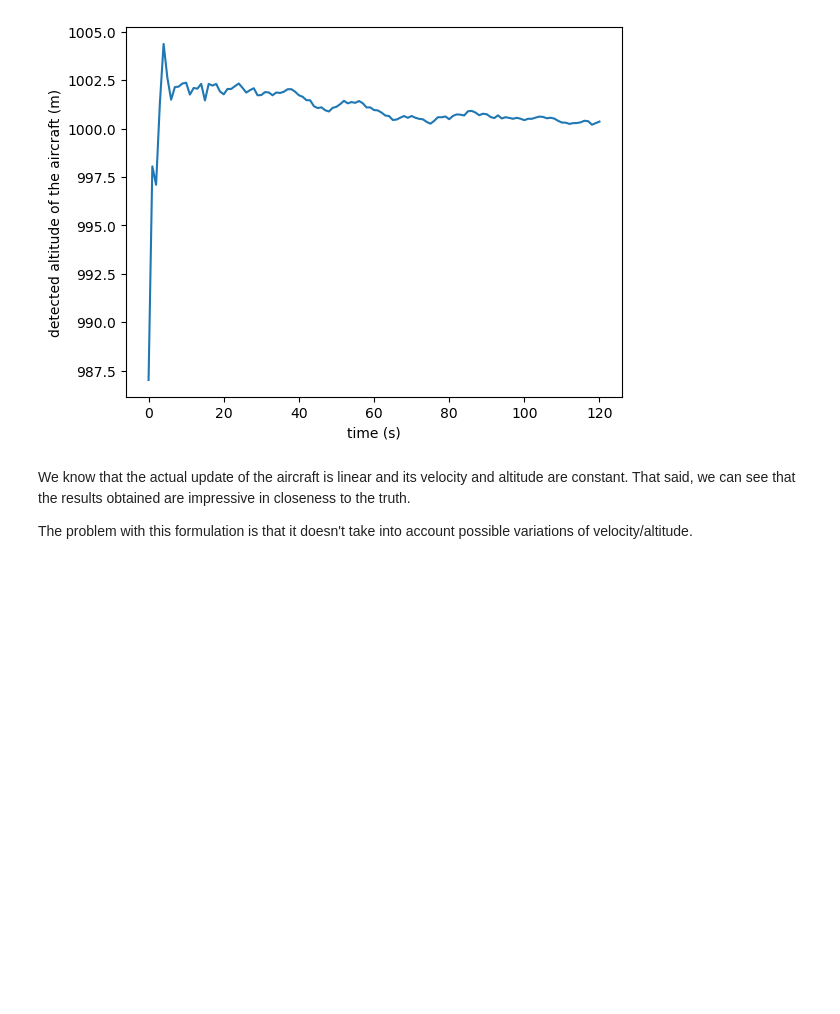
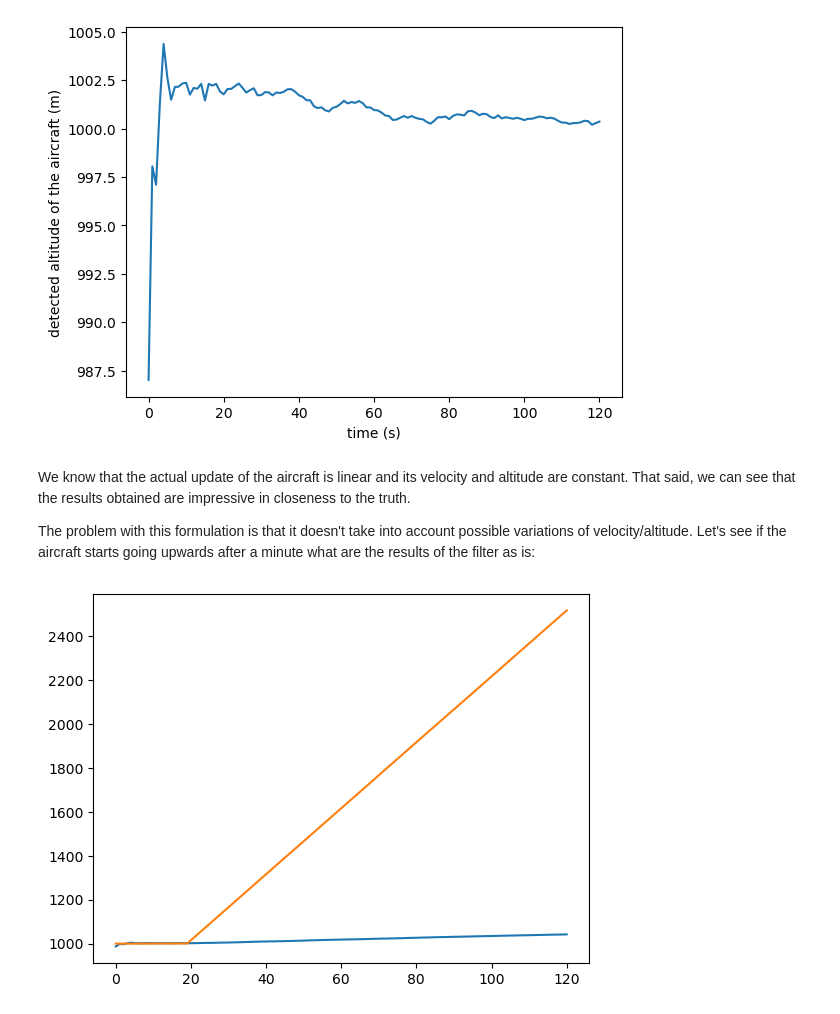
Before and after one commit to giuliaprosio/unscented-kalman-filters, a Jupyter notebook: UKF.ipynb, the cells around one changed output. Cells and saved outputs as stored; diff of their text form; code cells hidden in the pictures; blank space fills up the shorter version.

```diff
--- a/UKF.ipynb
+++ b/UKF.ipynb
@@ -691,3 +691,30 @@ We know that the actual update of the aircraft is linear and its velocity and al
 That said, we can see that the results obtained are impressive in closeness to the truth.
 
 The problem with this formulation is that it doesn't take into account possible variations of velocity/altitude.
+Let's see if the aircraft starts going upwards after a minute what are the results of the filter as is:
+# %%
+kf.x = np.array([0., 90., 1100.])
+kf.P = np.diag([300**2, 30**2, 150**2])
+ac = ACSim(ac_pos, (100, 0), 0.02)
+
+np.random.seed(200)
+time = np.arange(0, 360+dt, dt)
+xs, ys = [], []
+
+for t in time:
+    if t>=60:
+        ac.vel[1] = 300/60 # 300 meters/minute climb
+    ac.update(dt)
+    r = radar.noisy_reading(ac.pos)
+    ys.append(ac.pos[1])
+    kf.predict()
+    kf.update([r[0], r[1]])
+    xs.append(kf.x)
+
+xs = np.array(xs)
+
+plt.plot(xs[:,2])
+plt.plot(ys)
+plt.show()
+# %% [output]
+[figure, added]
```
Also changed, not shown: parts of 5 cells of this notebook.
